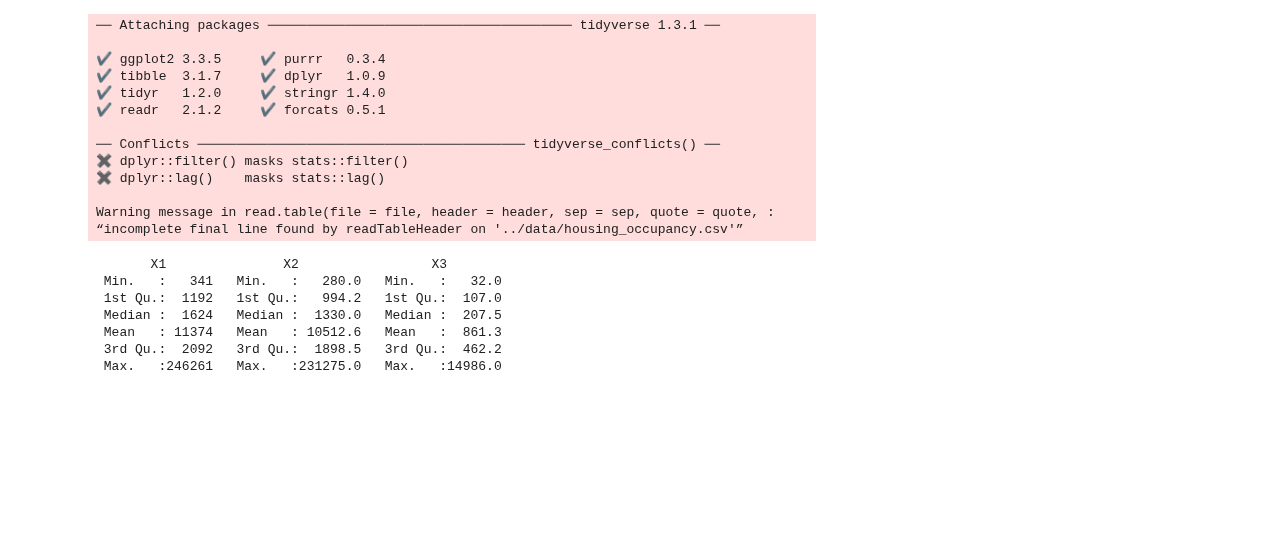
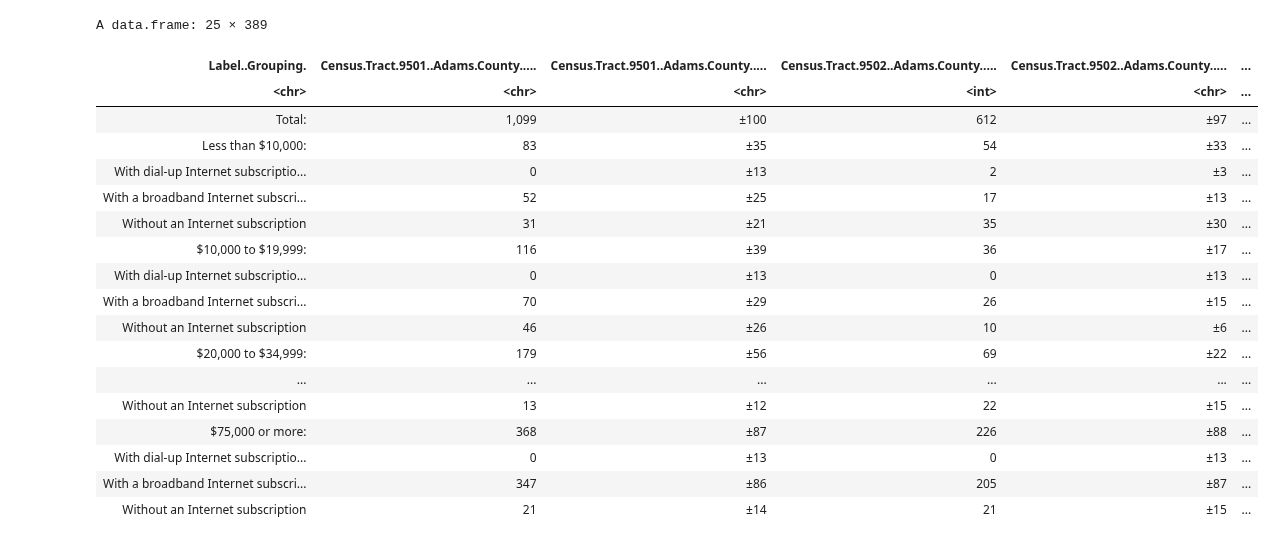
Before and after one commit to nicholasptran/eastern-washington-digital-equity, a Jupyter notebook: app/notebooks/nicholas.ipynb, the cells around one changed output. Drawn from its saved outputs; the diff is of its cells as text; code cells hidden in the pictures; blank space fills up the shorter version.

```diff
--- a/app/notebooks/nicholas.ipynb
+++ b/app/notebooks/nicholas.ipynb
@@ -1,34 +1,26 @@
-# %%
-library(tidyverse)
-housingOccupancy <- read.csv("../data/housing_occupancy.csv")
-housingOccupancy <- t(housingOccupancy)
-housingOccupancy <- data.frame(housingOccupancy)
-housingOccupancy <- housingOccupancy[-1,]
-# %% [output]
-── Attaching packages ─────────────────────────────────────── tidyverse 1.3.1 ──
-
-✔ ggplot2 3.3.5     ✔ purrr   0.3.4
-✔ tibble  3.1.7     ✔ dplyr   1.0.9
-✔ tidyr   1.2.0     ✔ stringr 1.4.0
-✔ readr   2.1.2     ✔ forcats 0.5.1
-
-── Conflicts ────────────────────────────────────────── tidyverse_conflicts() ──
-✖ dplyr::filter() masks stats::filter()
-✖ dplyr::lag()    masks stats::lag()
-
-Warning message in read.table(file = file, header = header, sep = sep, quote = quote, :
-“incomplete final line found by readTableHeader on '../data/housing_occupancy.csv'”
-# %%
-housingOccupancy$X1 <- as.numeric(gsub(",", "", housingOccupancy$X1))
-housingOccupancy$X2 <- as.numeric(gsub(",", "", housingOccupancy$X2))
-housingOccupancy$X3 <- as.numeric(gsub(",", "", housingOccupancy$X3))
-
-summary(housingOccupancy)
-# %% [output]
-       X1               X2                 X3
- Min.   :   341   Min.   :   280.0   Min.   :   32.0
- 1st Qu.:  1192   1st Qu.:   994.2   1st Qu.:  107.0
- Median :  1624   Median :  1330.0   Median :  207.5
- Mean   : 11374   Mean   : 10512.6   Mean   :  861.3
- 3rd Qu.:  2092   3rd Qu.:  1898.5   3rd Qu.:  462.2
- Max.   :246261   Max.   :231275.0   Max.   :14986.0
+# %%
+library(tidyverse)
+data <- read.csv("../data/B28004.csv")
+data2 <- read.csv("../data/B28004_clean.csv")
+# %%
+data
+# %% [output]
+A data.frame: 25 × 389
+| Label..Grouping. | Census.Tract.9501..Adams.County..... | Census.Tract.9501..Adams.County..... | Census.Tract.9502..Adams.County..... | Census.Tract.9502..Adams.County..... | ... |
+| <chr> | <chr> | <chr> | <int> | <chr> | ... |
+| Total: | 1,099 | ±100 | 612 | ±97 | ... |
+| Less than $10,000: | 83 | ±35 | 54 | ±33 | ... |
+| With dial-up Internet subscriptio... | 0 | ±13 | 2 | ±3 | ... |
+| With a broadband Internet subscri... | 52 | ±25 | 17 | ±13 | ... |
+| Without an Internet subscription | 31 | ±21 | 35 | ±30 | ... |
+| $10,000 to $19,999: | 116 | ±39 | 36 | ±17 | ... |
+| With dial-up Internet subscriptio... | 0 | ±13 | 0 | ±13 | ... |
+| With a broadband Internet subscri... | 70 | ±29 | 26 | ±15 | ... |
+| Without an Internet subscription | 46 | ±26 | 10 | ±6 | ... |
+| $20,000 to $34,999: | 179 | ±56 | 69 | ±22 | ... |
+| ... | ... | ... | ... | ... | ... |
+| Without an Internet subscription | 13 | ±12 | 22 | ±15 | ... |
+| $75,000 or more: | 368 | ±87 | 226 | ±88 | ... |
+| With dial-up Internet subscriptio... | 0 | ±13 | 0 | ±13 | ... |
+| With a broadband Internet subscri... | 347 | ±86 | 205 | ±87 | ... |
+| Without an Internet subscription | 21 | ±14 | 21 | ±15 | ... |
```
Also changed, not shown: 7 other files.
